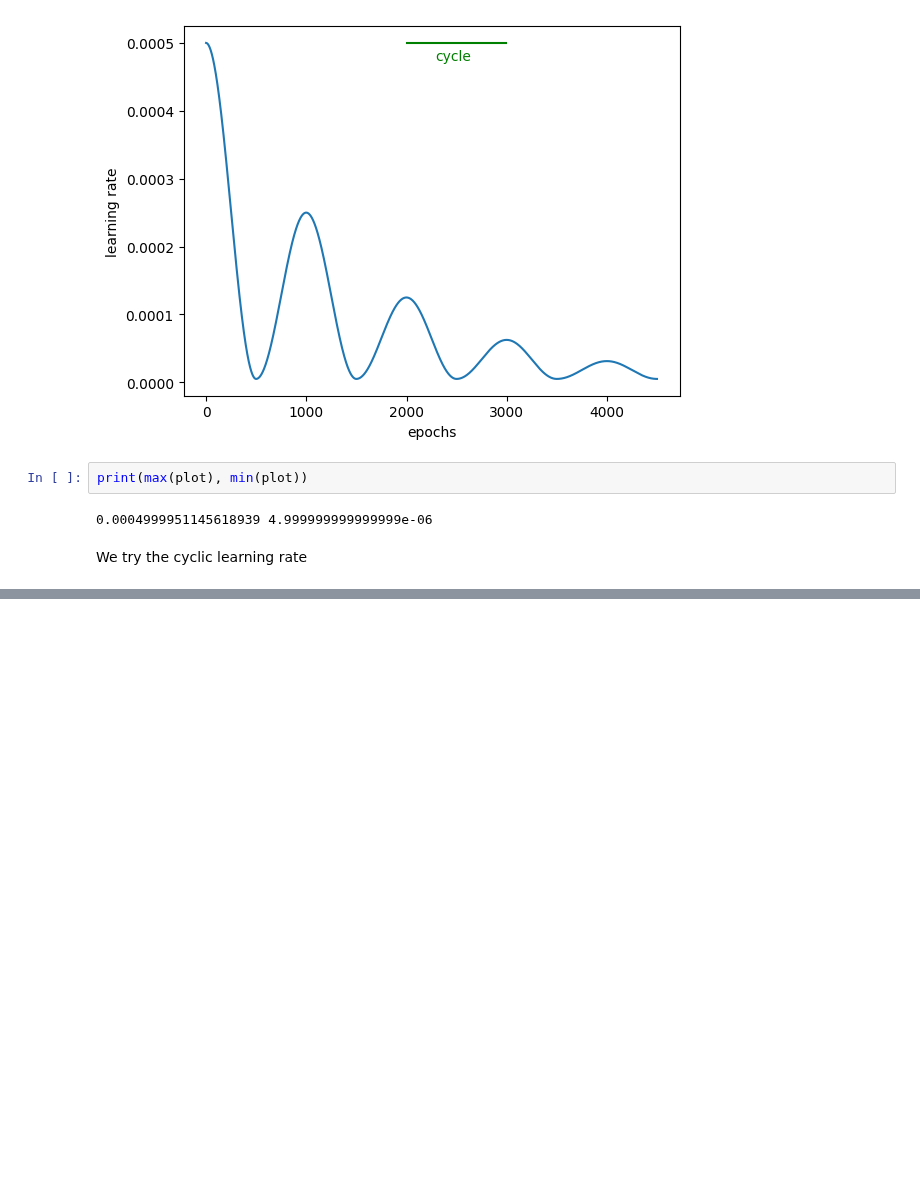
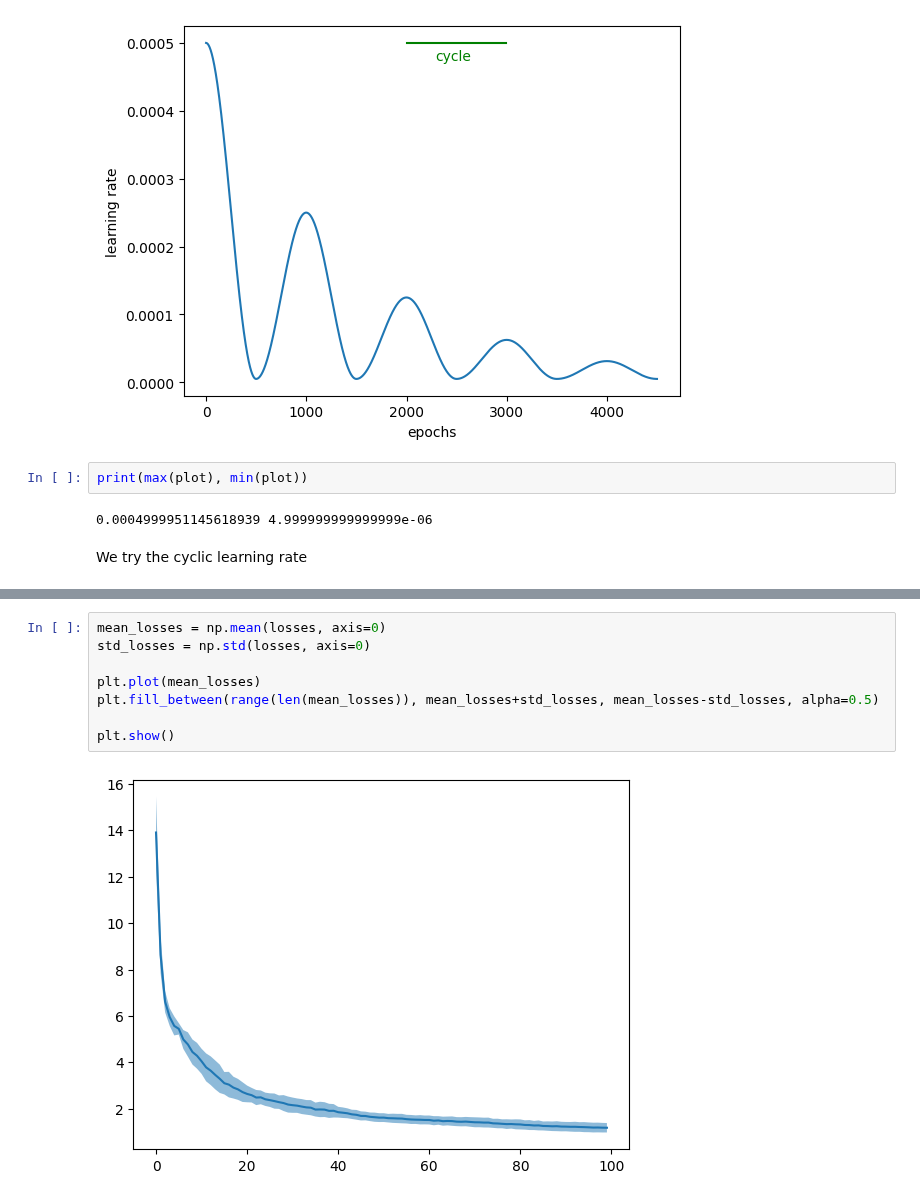
Before and after one commit to Slocon00/ML-project, a Jupyter notebook: notebooks/test_cup.ipynb, the cells around one changed output, grey strips where cells are left out. Saved outputs shown, nothing was run; the diff lists cells and outputs as text; blank space fills up the shorter version.

```diff
--- a/notebooks/test_cup.ipynb
+++ b/notebooks/test_cup.ipynb
@@ -631,0 +721,10 @@ We try the cyclic learning rate
+# %%
+mean_losses = np.mean(losses, axis=0)
+std_losses = np.std(losses, axis=0)
+
+plt.plot(mean_losses)
+plt.fill_between(range(len(mean_losses)), mean_losses+std_losses, mean_losses-std_losses, alpha=0.5)
+
+plt.show()
+# %% [output]
+[figure, added]
```
Also changed, not shown: parts of 9 cells of this notebook.
